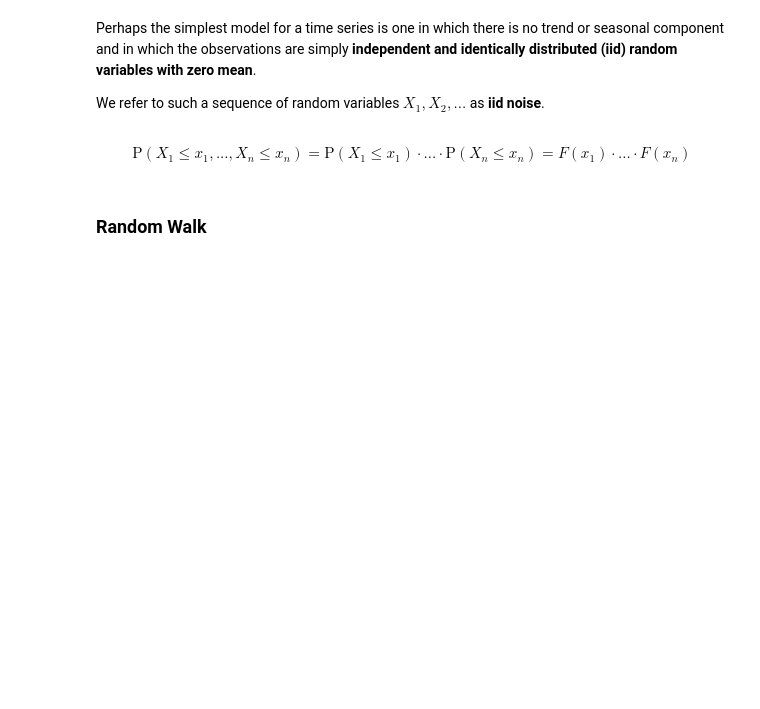
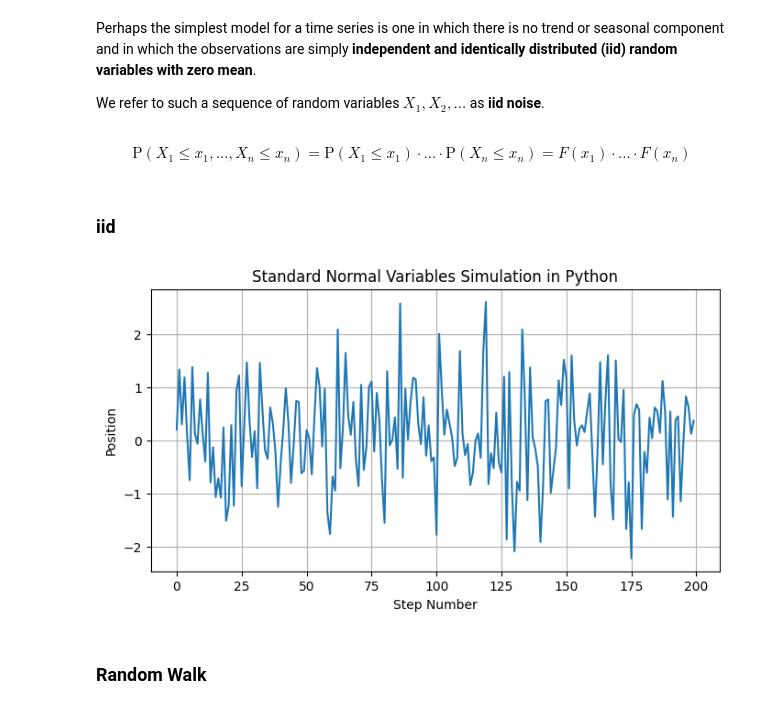
Before and after one commit to Bayan2019/kaz-gu, a Jupyter notebook: 01-ipynb/03-time-series-statistics/02-fundamentals.ipynb, the cells around one changed output. Drawn from its saved outputs; the diff is of its cells as text; code cells hidden in the pictures; blank space fills up the shorter version.

Commit message:
seminar 4 beginning -- Time Series and Math Stats

```diff
--- a/01-ipynb/03-time-series-statistics/02-fundamentals.ipynb
+++ b/01-ipynb/03-time-series-statistics/02-fundamentals.ipynb
@@ -103,3 +135,18 @@ We refer to such a sequence of random variables $X_1, X_2, ...$ as **iid noise**
 $$\mathrm{P}(X_1\leq x_1, ..., X_n\leq x_n) =
 \mathrm{P}(X_1\leq x_1) \cdot ... \cdot \mathrm{P}(X_n\leq x_n) =
 F(x_1)\cdot ... \cdot F(x_n)$$
+# %% [markdown]
+### iid
+# %%
+random_variates = norm.rvs(loc=0, scale=1, size=200)
+times = np.arange(len(random_variates))
+# %%
+plt.figure(figsize=(8, 4))
+plt.plot(times, random_variates)
+plt.title("Standard Normal Variables Simulation in Python")
+plt.xlabel("Step Number")
+plt.ylabel("Position")
+plt.grid(True)
+plt.show()
+# %% [output]
+[figure, added]
```
Also changed, not shown: parts of 15 cells of this notebook, 4 other files.
